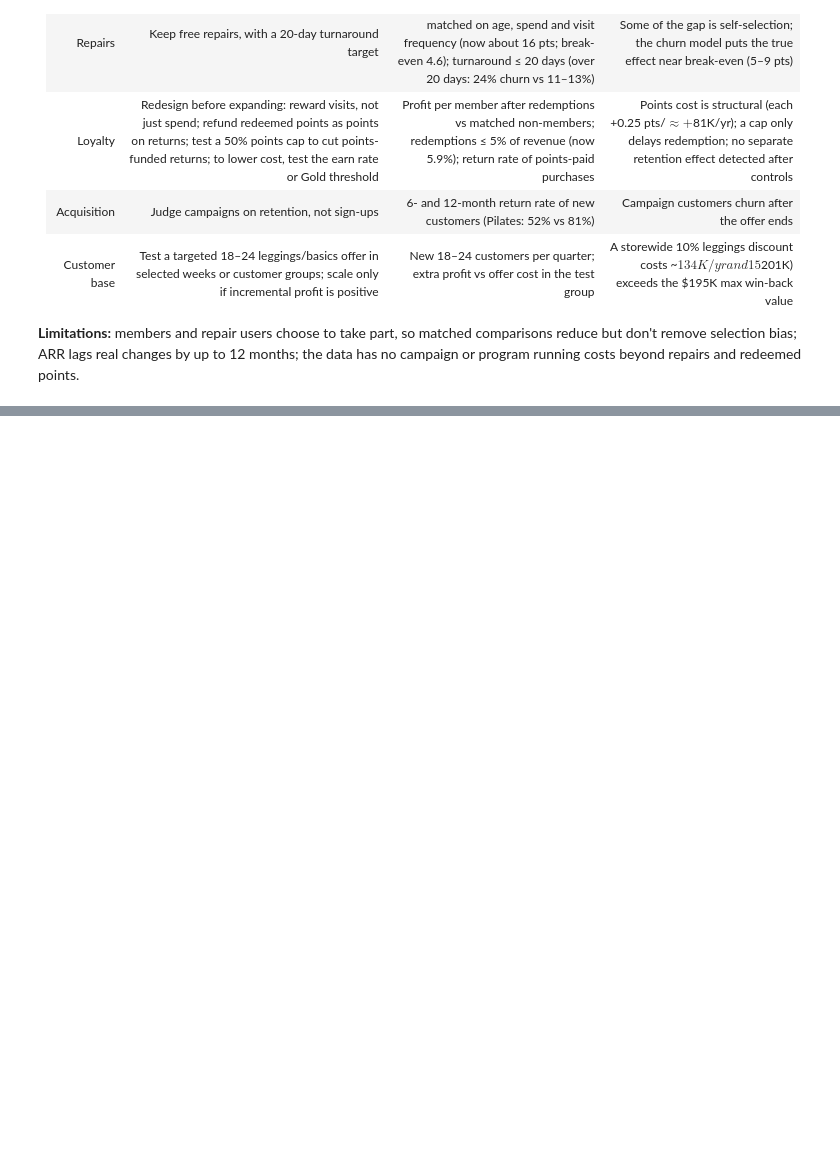
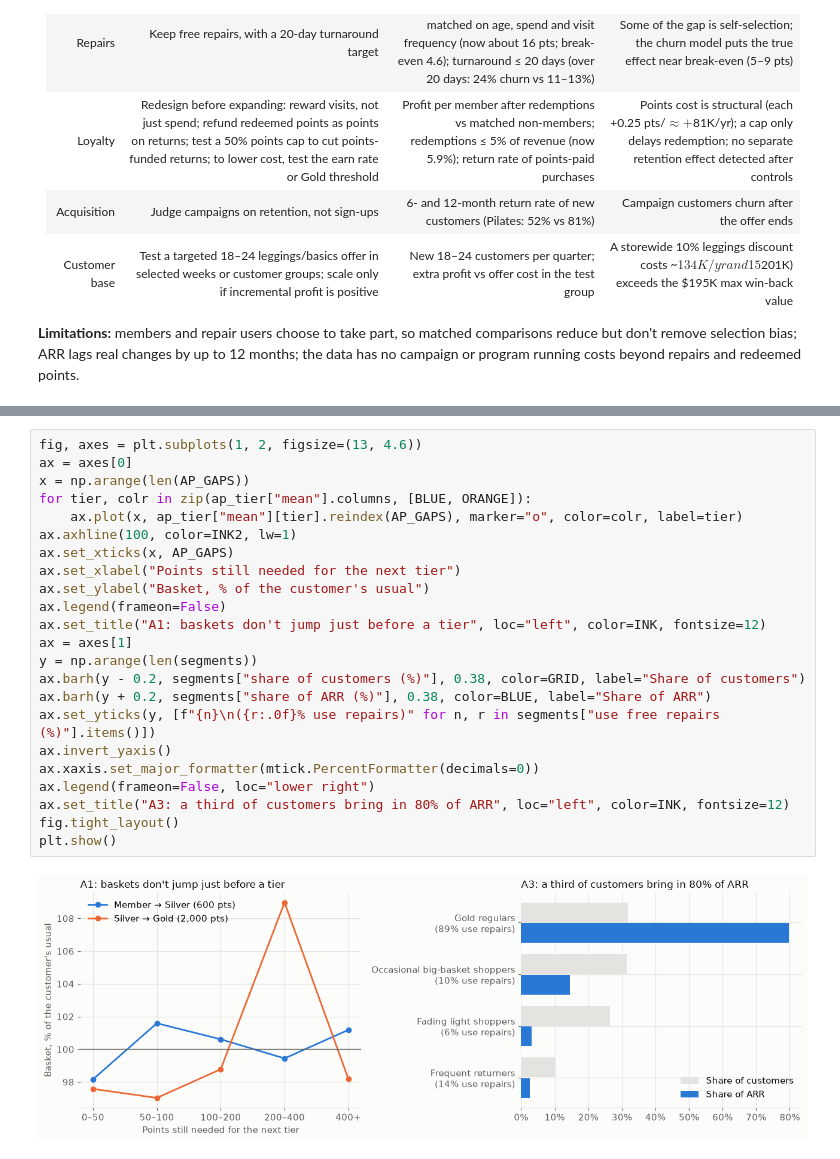
Before and after one commit to rchicoin/DATATHON2026, a Jupyter notebook: summary.ipynb, the cells around one changed output, grey strips where cells are left out. Saved outputs shown, nothing was run; the diff lists cells and outputs as text; blank space fills up the shorter version.

```diff
--- a/summary.ipynb
+++ b/summary.ipynb
@@ -1167,0 +1320,25 @@ beyond repairs and redeemed points.
+# %%
+fig, axes = plt.subplots(1, 2, figsize=(13, 4.6))
+ax = axes[0]
+x = np.arange(len(AP_GAPS))
+for tier, colr in zip(ap_tier["mean"].columns, [BLUE, ORANGE]):
+    ax.plot(x, ap_tier["mean"][tier].reindex(AP_GAPS), marker="o", color=colr, label=tier)
+ax.axhline(100, color=INK2, lw=1)
+ax.set_xticks(x, AP_GAPS)
+ax.set_xlabel("Points still needed for the next tier")
+ax.set_ylabel("Basket, % of the customer's usual")
+ax.legend(frameon=False)
+ax.set_title("A1: baskets don't jump just before a tier", loc="left", color=INK, fontsize=12)
+ax = axes[1]
+y = np.arange(len(segments))
+ax.barh(y - 0.2, segments["share of customers (%)"], 0.38, color=GRID, label="Share of customers")
+ax.barh(y + 0.2, segments["share of ARR (%)"], 0.38, color=BLUE, label="Share of ARR")
+ax.set_yticks(y, [f"{n}\n({r:.0f}% use repairs)" for n, r in segments["use free repairs (%)"].items()])
+ax.invert_yaxis()
+ax.xaxis.set_major_formatter(mtick.PercentFormatter(decimals=0))
+ax.legend(frameon=False, loc="lower right")
+ax.set_title("A3: a third of customers bring in 80% of ARR", loc="left", color=INK, fontsize=12)
+fig.tight_layout()
+plt.show()
+# %% [output]
+[figure, added]
```
Also changed, not shown: parts of 8 cells of this notebook, 6 other files.
